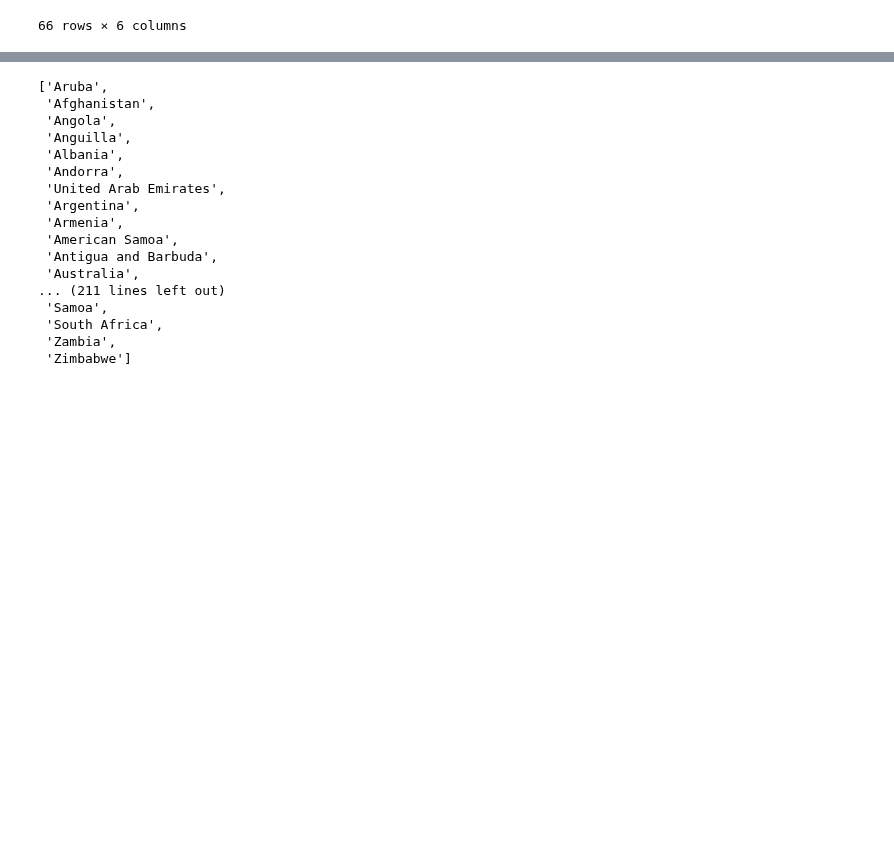
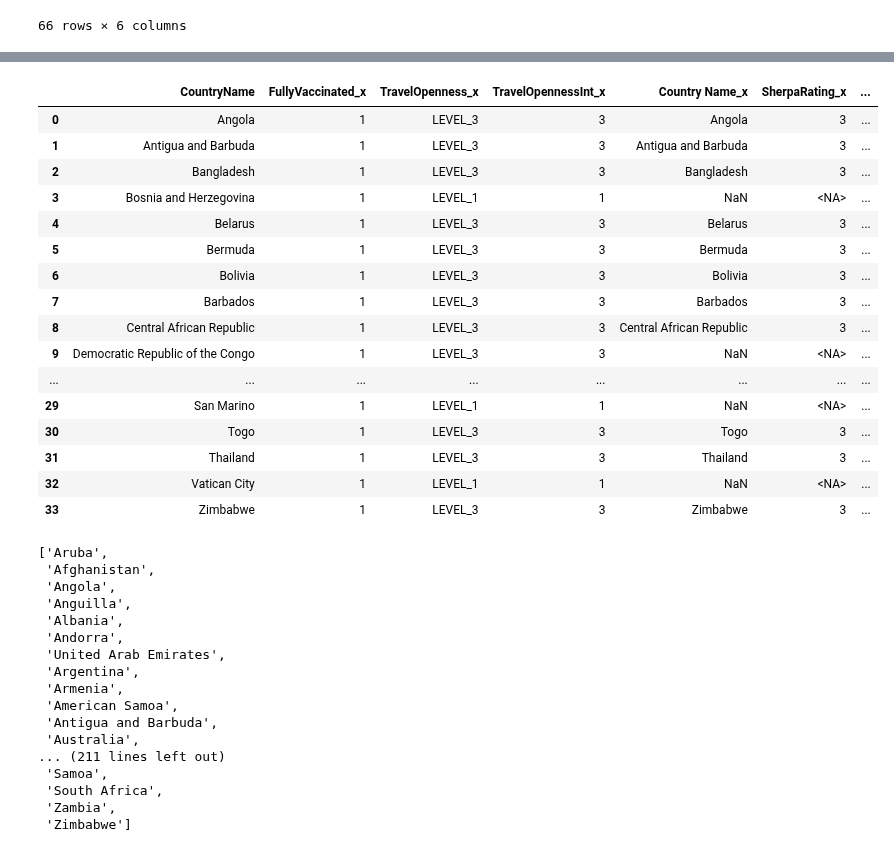
Before and after one commit to bossiilaria/Python, a Jupyter notebook: IntlExp/IntlExp.ipynb, the cells around one changed output, grey strips where cells are left out. Drawn from its saved outputs; the diff is of its cells as text; code cells hidden in the pictures; blank space fills up the shorter version.

```diff
--- a/IntlExp/IntlExp.ipynb
+++ b/IntlExp/IntlExp.ipynb
@@ -718 +808,27 @@ ValueError: unknown type object
+# %%
+mergedDF1DF2 = DF1.merge(DF2,
+                  left_on = 'CountryName', #provide column name from first dataframe
+                  right_on = 'CountryName', #provide corresponding column name from the second dataframe,
+                  how = 'left') #this means the first worksheet stays the same, we will be adding the second to the first.
+                                #This corresponds to an excel left merge
+# %%
+mergedDF1DF2
+# %% [output]
+|  | CountryName | FullyVaccinated_x | TravelOpenness_x | TravelOpennessInt_x | Country Name_x | SherpaRating_x | ... |
+| 0 | Angola | 1 | LEVEL_3 | 3 | Angola | 3 | ... |
+| 1 | Antigua and Barbuda | 1 | LEVEL_3 | 3 | Antigua and Barbuda | 3 | ... |
+| 2 | Bangladesh | 1 | LEVEL_3 | 3 | Bangladesh | 3 | ... |
+| 3 | Bosnia and Herzegovina | 1 | LEVEL_1 | 1 | NaN | <NA> | ... |
+| 4 | Belarus | 1 | LEVEL_3 | 3 | Belarus | 3 | ... |
+| 5 | Bermuda | 1 | LEVEL_3 | 3 | Bermuda | 3 | ... |
+| 6 | Bolivia | 1 | LEVEL_3 | 3 | Bolivia | 3 | ... |
+| 7 | Barbados | 1 | LEVEL_3 | 3 | Barbados | 3 | ... |
+| 8 | Central African Republic | 1 | LEVEL_3 | 3 | Central African Republic | 3 | ... |
+| 9 | Democratic Republic of the Congo | 1 | LEVEL_3 | 3 | NaN | <NA> | ... |
+| ... | ... | ... | ... | ... | ... | ... | ... |
+| 29 | San Marino | 1 | LEVEL_1 | 1 | NaN | <NA> | ... |
+| 30 | Togo | 1 | LEVEL_3 | 3 | Togo | 3 | ... |
+| 31 | Thailand | 1 | LEVEL_3 | 3 | Thailand | 3 | ... |
+| 32 | Vatican City | 1 | LEVEL_1 | 1 | NaN | <NA> | ... |
+| 33 | Zimbabwe | 1 | LEVEL_3 | 3 | Zimbabwe | 3 | ... |
 # %%
```
Also changed, not shown: parts of 34 cells of this notebook, 5 other files.
